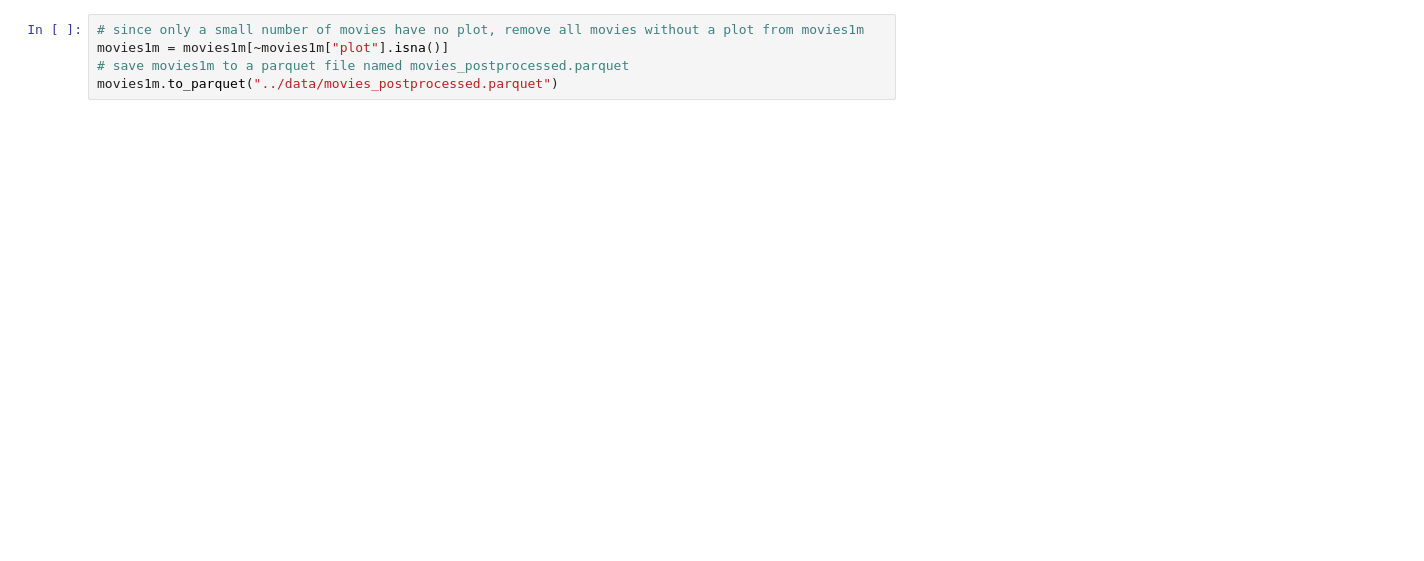
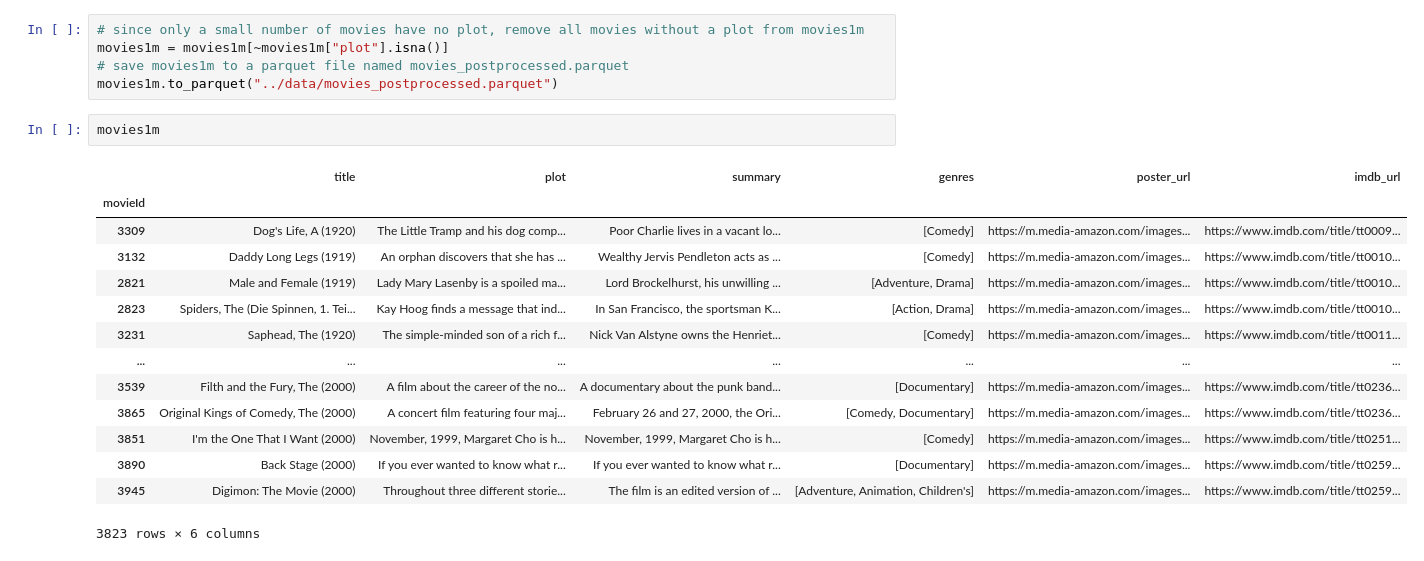
Before and after one commit to hsm207/movielens-weaviate, a Jupyter notebook: notebooks/01_metadata.ipynb, the cells around one changed output. Saved outputs shown, nothing was run; the diff lists cells and outputs as text; blank space fills up the shorter version.

```diff
--- a/notebooks/01_metadata.ipynb
+++ b/notebooks/01_metadata.ipynb
@@ -219,3 +248,20 @@ movies_without_plot
 movies1m = movies1m[~movies1m["plot"].isna()]
 # save movies1m to a parquet file named movies_postprocessed.parquet
 movies1m.to_parquet("../data/movies_postprocessed.parquet")
+# %%
+movies1m
+# %% [output]
+|  | title | plot | summary | genres | poster_url | imdb_url |
+| movieId |  |  |  |  |  |  |
+| 3309 | Dog's Life, A (1920) | The Little Tramp and his dog comp... | Poor Charlie lives in a vacant lo... | [Comedy] | https://m.media-amazon.com/images... | https://www.imdb.com/title/tt0009... |
+| 3132 | Daddy Long Legs (1919) | An orphan discovers that she has ... | Wealthy Jervis Pendleton acts as ... | [Comedy] | https://m.media-amazon.com/images... | https://www.imdb.com/title/tt0010... |
+| 2821 | Male and Female (1919) | Lady Mary Lasenby is a spoiled ma... | Lord Brockelhurst, his unwilling ... | [Adventure, Drama] | https://m.media-amazon.com/images... | https://www.imdb.com/title/tt0010... |
+| 2823 | Spiders, The (Die Spinnen, 1. Tei... | Kay Hoog finds a message that ind... | In San Francisco, the sportsman K... | [Action, Drama] | https://m.media-amazon.com/images... | https://www.imdb.com/title/tt0010... |
+| 3231 | Saphead, The (1920) | The simple-minded son of a rich f... | Nick Van Alstyne owns the Henriet... | [Comedy] | https://m.media-amazon.com/images... | https://www.imdb.com/title/tt0011... |
+| ... | ... | ... | ... | ... | ... | ... |
+| 3539 | Filth and the Fury, The (2000) | A film about the career of the no... | A documentary about the punk band... | [Documentary] | https://m.media-amazon.com/images... | https://www.imdb.com/title/tt0236... |
+| 3865 | Original Kings of Comedy, The (2000) | A concert film featuring four maj... | February 26 and 27, 2000, the Ori... | [Comedy, Documentary] | https://m.media-amazon.com/images... | https://www.imdb.com/title/tt0236... |
+| 3851 | I'm the One That I Want (2000) | November, 1999, Margaret Cho is h... | November, 1999, Margaret Cho is h... | [Comedy] | https://m.media-amazon.com/images... | https://www.imdb.com/title/tt0251... |
+| 3890 | Back Stage (2000) | If you ever wanted to know what r... | If you ever wanted to know what r... | [Documentary] | https://m.media-amazon.com/images... | https://www.imdb.com/title/tt0259... |
+| 3945 | Digimon: The Movie (2000) | Throughout three different storie... | The film is an edited version of ... | [Adventure, Animation, Children's] | https://m.media-amazon.com/images... | https://www.imdb.com/title/tt0259... |
+3823 rows × 6 columns
```
Also changed, not shown: parts of 6 cells of this notebook.
